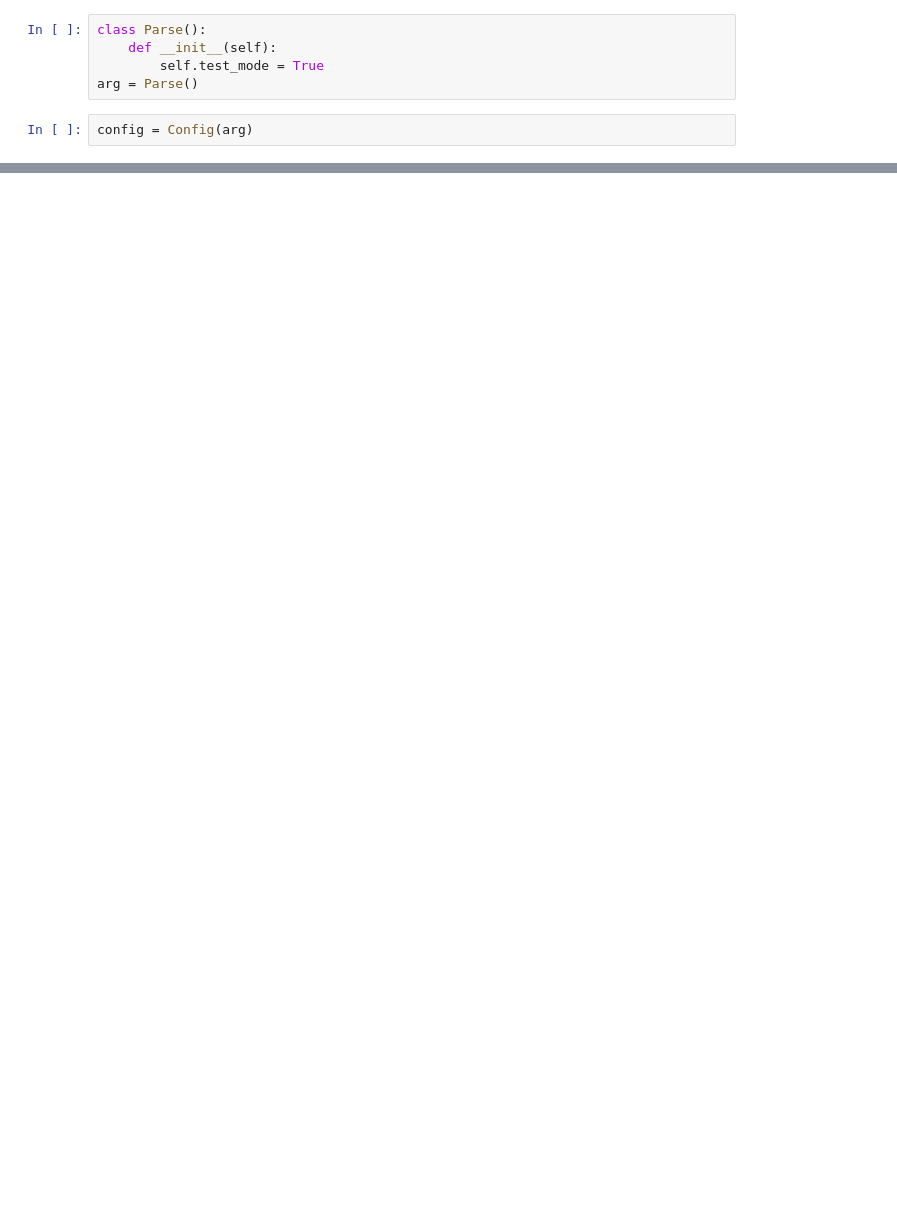
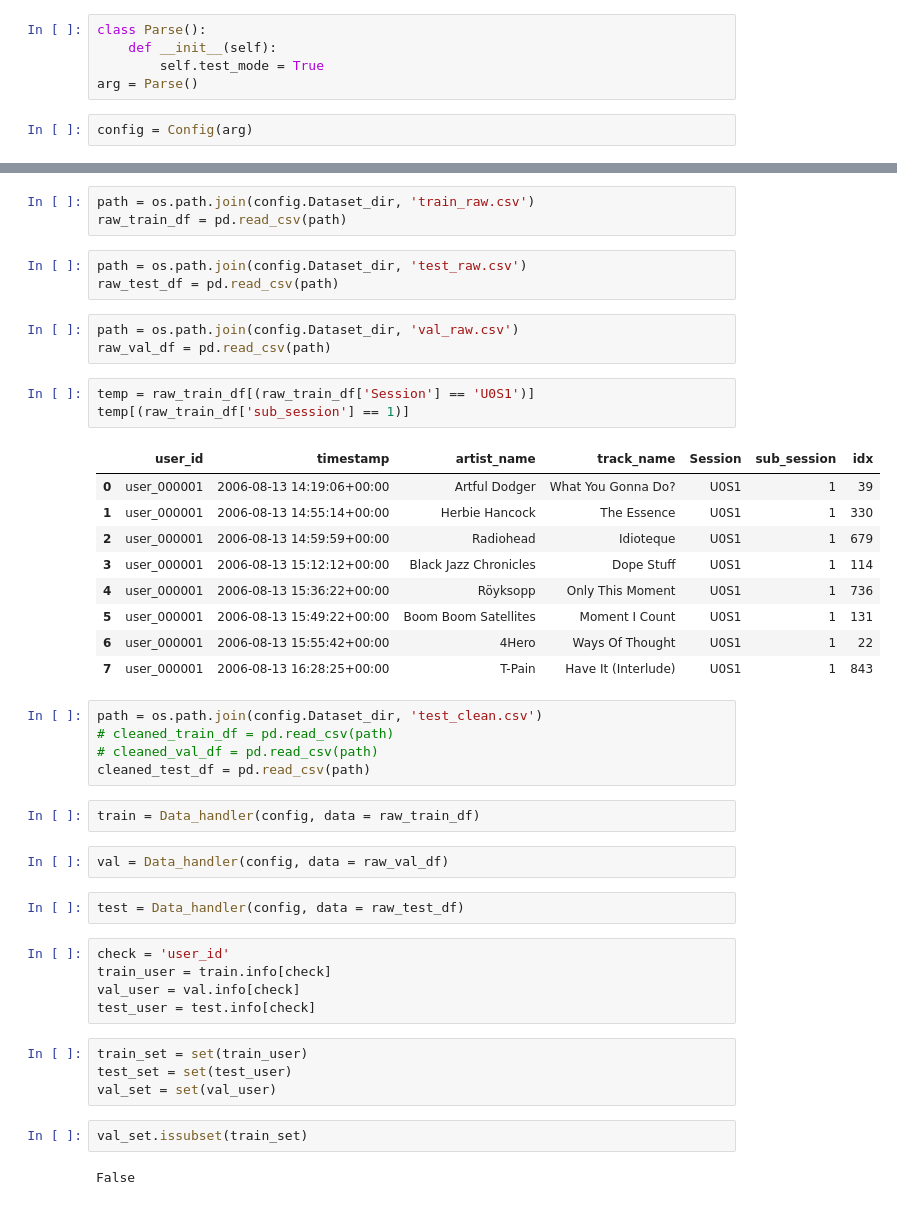
Before and after one commit to Mehrazin/Music-Recommendation, a Jupyter notebook: prototype.ipynb, the cells around one changed output, grey strips where cells are left out. Drawn from its saved outputs; the diff is of its cells as text; blank space fills up the shorter version.

```diff
--- a/prototype.ipynb
+++ b/prototype.ipynb
@@ -95,0 +81,46 @@ with open(path, 'wb') as f:
+# %%
+path = os.path.join(config.Dataset_dir, 'train_raw.csv')
+raw_train_df = pd.read_csv(path)
+# %%
+path = os.path.join(config.Dataset_dir, 'test_raw.csv')
+raw_test_df = pd.read_csv(path)
+# %%
+path = os.path.join(config.Dataset_dir, 'val_raw.csv')
+raw_val_df = pd.read_csv(path)
+# %%
+temp = raw_train_df[(raw_train_df['Session'] == 'U0S1')]
+temp[(raw_train_df['sub_session'] == 1)]
+# %% [output]
+|  | user_id | timestamp | artist_name | track_name | Session | sub_session | idx |
+| 0 | user_000001 | 2006-08-13 14:19:06+00:00 | Artful Dodger | What You Gonna Do? | U0S1 | 1 | 39 |
+| 1 | user_000001 | 2006-08-13 14:55:14+00:00 | Herbie Hancock | The Essence | U0S1 | 1 | 330 |
+| 2 | user_000001 | 2006-08-13 14:59:59+00:00 | Radiohead | Idioteque | U0S1 | 1 | 679 |
+| 3 | user_000001 | 2006-08-13 15:12:12+00:00 | Black Jazz Chronicles | Dope Stuff | U0S1 | 1 | 114 |
+| 4 | user_000001 | 2006-08-13 15:36:22+00:00 | Röyksopp | Only This Moment | U0S1 | 1 | 736 |
+| 5 | user_000001 | 2006-08-13 15:49:22+00:00 | Boom Boom Satellites | Moment I Count | U0S1 | 1 | 131 |
+| 6 | user_000001 | 2006-08-13 15:55:42+00:00 | 4Hero | Ways Of Thought | U0S1 | 1 | 22 |
+| 7 | user_000001 | 2006-08-13 16:28:25+00:00 | T-Pain | Have It (Interlude) | U0S1 | 1 | 843 |
+# %%
+path = os.path.join(config.Dataset_dir, 'test_clean.csv')
+# cleaned_train_df = pd.read_csv(path)
+# cleaned_val_df = pd.read_csv(path)
+cleaned_test_df = pd.read_csv(path)
+# %%
+train = Data_handler(config, data = raw_train_df)
+# %%
+val = Data_handler(config, data = raw_val_df)
+# %%
+test = Data_handler(config, data = raw_test_df)
+# %%
+check = 'user_id'
+train_user = train.info[check]
+val_user = val.info[check]
+test_user = test.info[check]
+# %%
+train_set = set(train_user)
+test_set = set(test_user)
+val_set = set(val_user)
+# %%
+val_set.issubset(train_set)
+# %% [output]
+False
```
Also changed, not shown: parts of 18 cells of this notebook, 3 other files.
